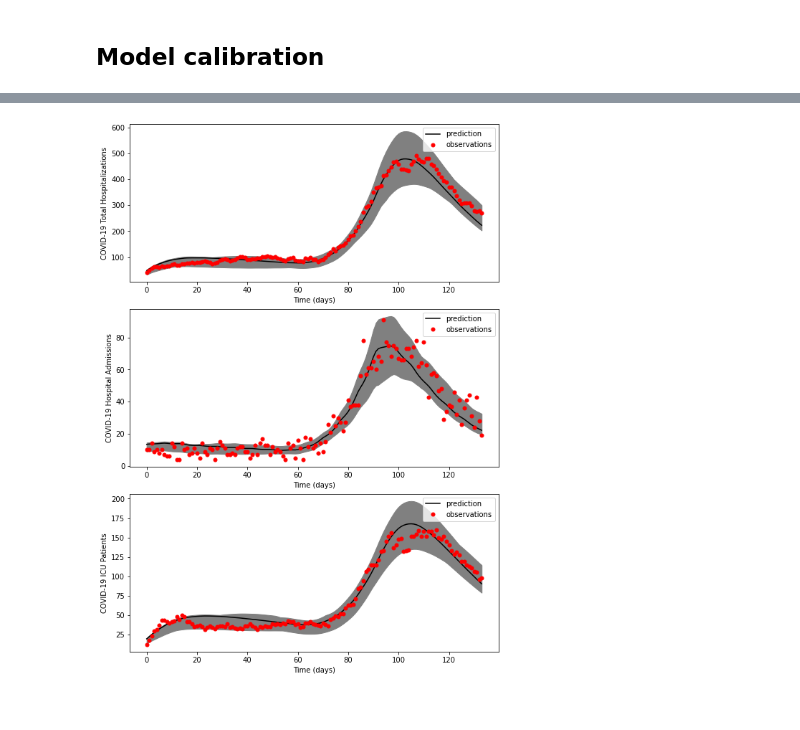
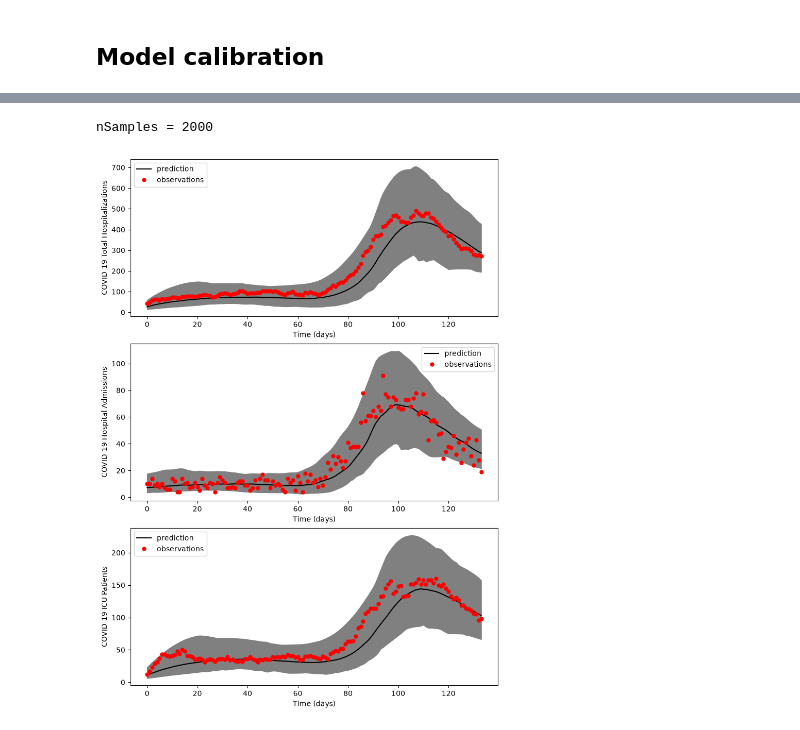
Before and after one commit to bandframework/surmise, a Jupyter notebook: examples/Example4/Example4_nb.ipynb, the cells around one changed output, grey strips where cells are left out. Saved outputs shown, nothing was run; the diff lists cells and outputs as text; code cells hidden in the pictures.

Commit message:
(Issue #159) Don't log theta0 -- too long.  Update example notebooks.
The final calibration in the fourth example is bad with a very low acceptance
rate.

```diff
--- a/examples/Example4/Example4_nb.ipynb
+++ b/examples/Example4/Example4_nb.ipynb
@@ -77,7 +77,7 @@ x = np.hstack((np.reshape(np.tile(range(134), 3), (402, 1)),
 x =  np.array(x, dtype='object')
 # %%
 # (No filter) Fit an emulator via 'PCGP'
-emulator_1 = emulator(x=x, theta=param_values_rnd, f=func_eval_rnd.T, method='PCGP')
+emulator_1 = surmise.emulator(x=x, theta=param_values_rnd, f=func_eval_rnd.T, method='PCGP')
 # %% [markdown]
 ### Comparison of emulation methodologies
 # %%
@@ -104,7 +104,7 @@ def plot_pred_interval(cal):
         median = np.percentile(rndm_m[:, j*134 : (j + 1)*134], 50, axis = 0)
         p1 = axs[j].plot(median, color = 'black')
         axs[j].fill_between(range(0, 134), lower, upper, color = 'grey')
-        p3 = axs[j].plot(range(0, 134), real_data[j*134 : (j + 1)*134], 'ro' ,markersize = 5, color='red')
+        p3 = axs[j].plot(range(0, 134), real_data[j*134 : (j + 1)*134], 'ro' ,markersize = 5)
         if j == 0:
             axs[j].set_ylabel('COVID-19 Total Hospitalizations')
         elif j == 1:
@@ -179,15 +187,20 @@ plot_pred_interval(cal_1)
 # %%
 # Calibrator 2
-cal_2 = calibrator(emu=emulator_1,
-                    y=real_data,
-                    x=x,
-                    thetaprior=prior_covid,
-                    method='directbayes',
-                    yvar=obsvar,
-                    args={'sampler': 'LMC'})
+cal_2 = surmise.calibrator(emu=emulator_1,
+                           y=real_data,
+                           x=x,
+                           thetaprior=prior_covid,
+                           method='directbayes',
+                           yvar=obsvar,
+                           args={'sampler': 'LMC',
+                                 'theta0': None,
+                                 'nSamples': 2000,
+                                 'verbose': True,
+                                 'expertMode': True})
 
 plot_pred_interval(cal_2)
 # %% [output]
+nSamples = 2000
-[figure, old version]
+[figure, new version]
 # %%
 # Calibrator 3
```
Also changed, not shown: parts of 5 cells of this notebook, 3 other files.
